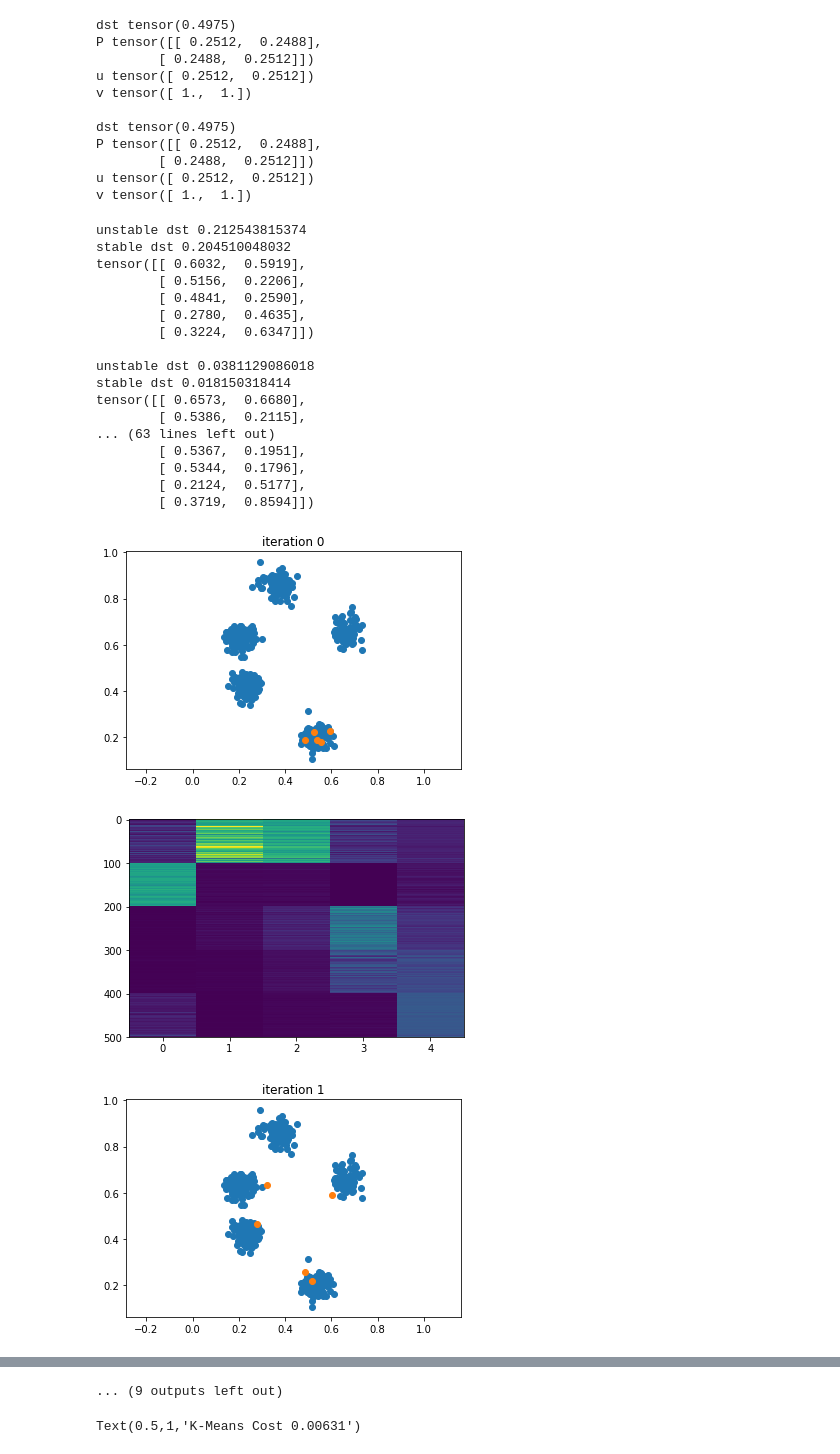
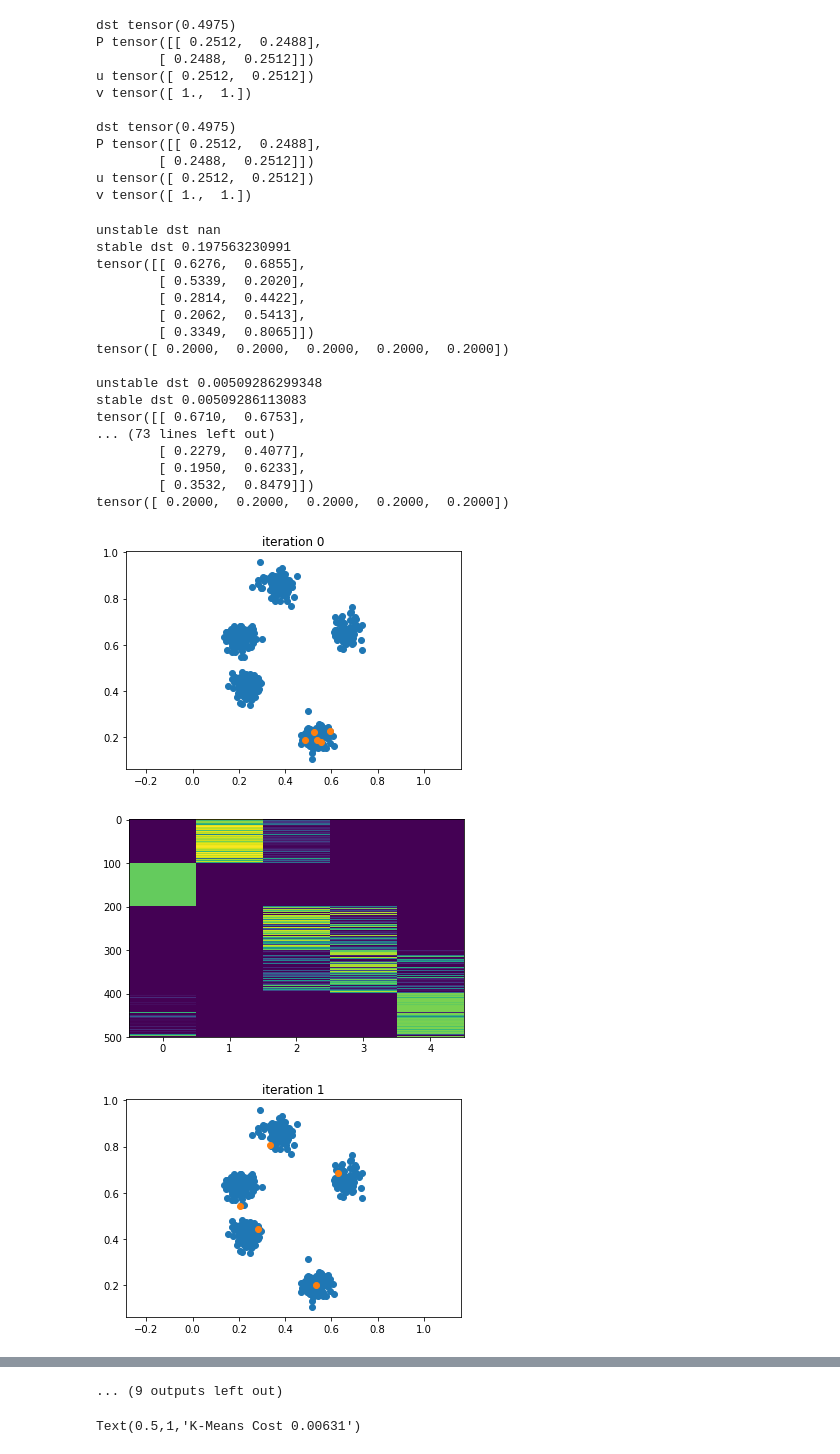
Before and after one commit to gabrielhuang/centroid-networks, a Jupyter notebook: scripts/cluster/clustering.ipynb, the cells around one changed output, grey strips where cells are left out. Drawn from its saved outputs; the diff is of its cells as text; code cells hidden in the pictures.

```diff
--- a/scripts/cluster/clustering.ipynb
+++ b/scripts/cluster/clustering.ipynb
@@ -167,7 +167,7 @@ def compute_sinkhorn_stable(m, r=None, c=None, regularization=100., iterations=4
         log_u = log_r - log_sum_exp(log_K + log_v[None, :], dim=1)
 
         # Match c marginals
-        log_v = log_c / log_sum_exp(log_u[:, None] + log_K, dim=0)
+        log_v = log_c - log_sum_exp(log_u[:, None] + log_K, dim=0)
 
     # Compute optimal plan, cost, return everything
     P = torch.exp(log_u[:, None] + log_K + log_v[None, :])  # transport plan
@@ -207,50 +207,51 @@ n_components = 5
 centroids = X[:n_components].clone()
 #centroids = torch.zeros_like(X[:5])  # will get stuck
 iterations = 10
-regularization = 100.
+regularization = 1000.
 for iteration in xrange(iterations):
     plt.figure()
     plot_samples(X)
     plot_samples(centroids)
     plt.title('iteration {}'.format(iteration))
 
     # Expectation - Compute Sinkhorn distance
     distances = get_pairwise_distances(X, centroids)
     dst, P, u, v = compute_sinkhorn(distances, regularization=regularization)
     print '\nunstable dst', dst.item()
     dst, P, u, v = compute_sinkhorn_stable(distances, regularization=regularization)
     print 'stable dst', dst.item()
 
     soft_assignments = P / P.sum(0, keepdim=True)  # P_ij / sum_i P_ij is soft-assignment of cluster j
 
     # Minimization
     centroids = torch.matmul(soft_assignments.t(), X)
 
     centroids.add_(0.01 * torch.randn(centroids.size()))
 
     print centroids
+    print P.sum(0)
 
     #print soft_assignments
     plt.figure()
-    plt.imshow(soft_assignments, aspect='auto')
+    plt.imshow(P, aspect='auto')
 # %% [output]
-unstable dst 0.212543815374
-stable dst 0.204510048032
-tensor([[ 0.6032,  0.5919],
-        [ 0.5156,  0.2206],
-        [ 0.4841,  0.2590],
-        [ 0.2780,  0.4635],
-        [ 0.3224,  0.6347]])
+unstable dst nan
+stable dst 0.197563230991
+tensor([[ 0.6276,  0.6855],
+        [ 0.5339,  0.2020],
+        [ 0.2814,  0.4422],
+        [ 0.2062,  0.5413],
+        [ 0.3349,  0.8065]])
+tensor([ 0.2000,  0.2000,  0.2000,  0.2000,  0.2000])
 
-unstable dst 0.0381129086018
-stable dst 0.018150318414
-tensor([[ 0.6573,  0.6680],
-        [ 0.5386,  0.2115],
-... (63 lines left out)
-        [ 0.5367,  0.1951],
-        [ 0.5344,  0.1796],
-        [ 0.2124,  0.5177],
-        [ 0.3719,  0.8594]])
+unstable dst 0.00509286299348
+stable dst 0.00509286113083
+tensor([[ 0.6710,  0.6753],
+... (73 lines left out)
+        [ 0.2279,  0.4077],
+        [ 0.1950,  0.6233],
+        [ 0.3532,  0.8479]])
+tensor([ 0.2000,  0.2000,  0.2000,  0.2000,  0.2000])
 [figure]
-[figure, old version]
+[figure, new version]
-[figure, old version]
+[figure, new version]
```
Also changed, not shown: parts of 1 cell of this notebook.
